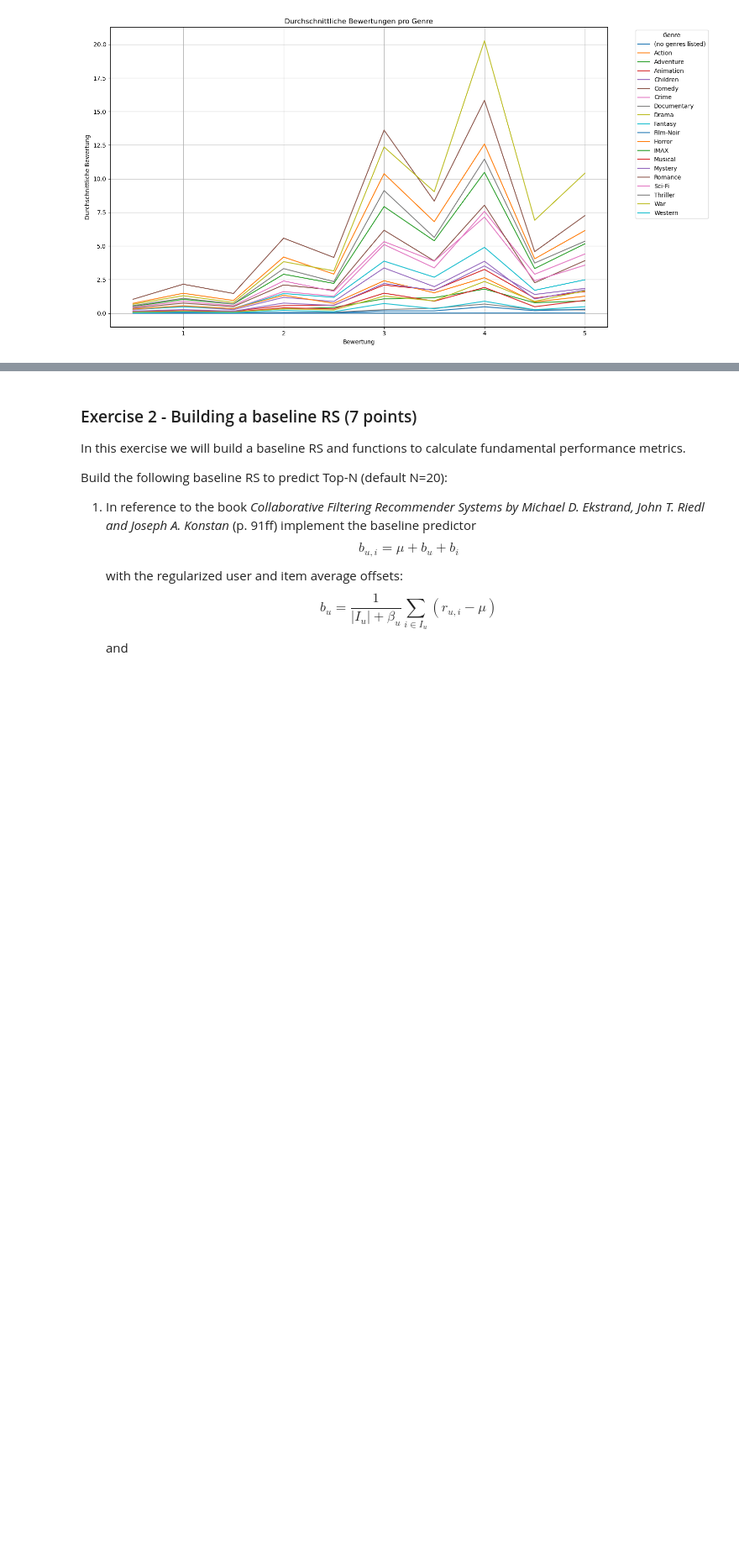
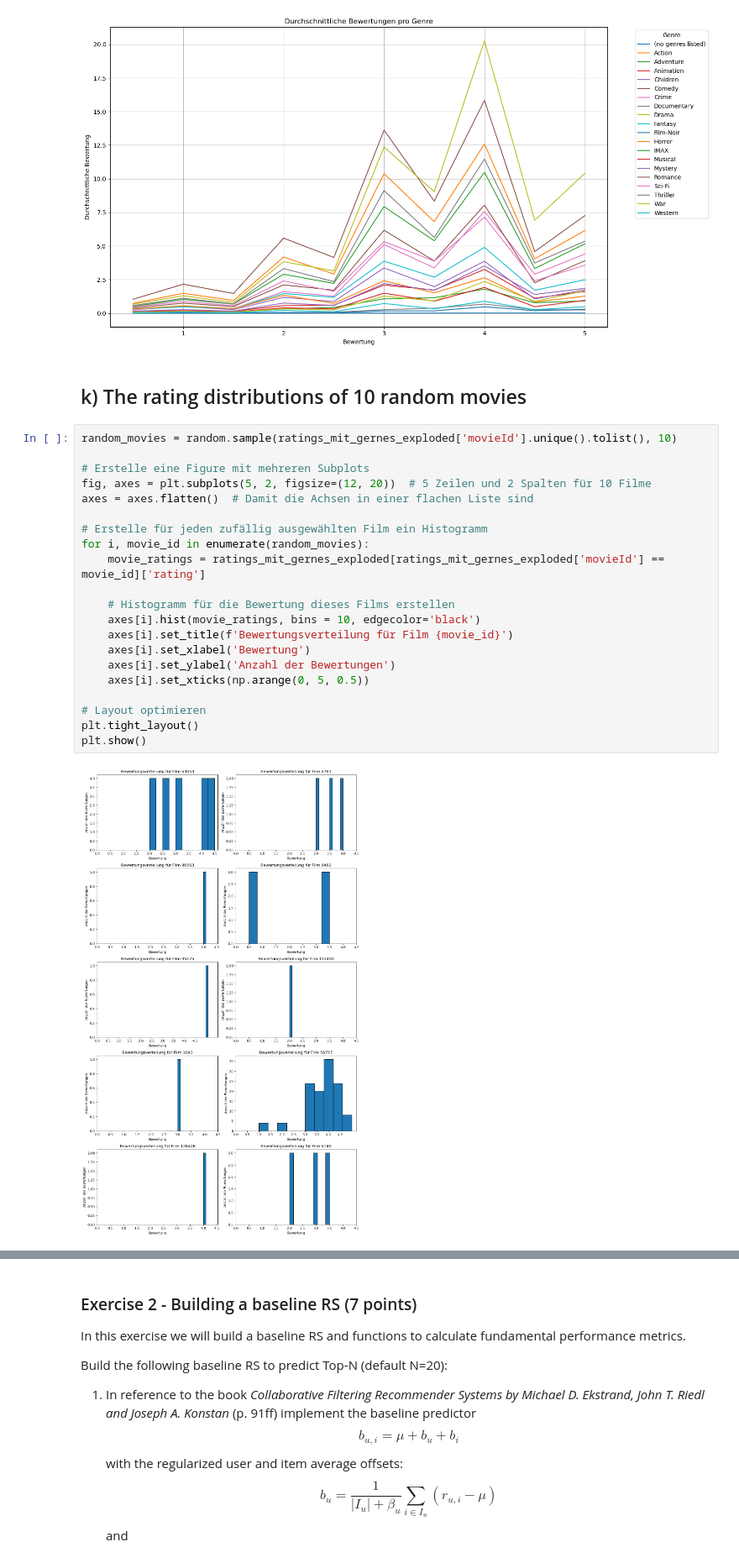
Before and after one commit to Tschoppsilas/RSY, a Jupyter notebook: RSY_MiniChallenge_FS25.ipynb, the cells around one changed output, grey strips where cells are left out. Shown at 84% size. Drawn from its saved outputs; the diff is of its cells as text; blank space fills up the shorter version.

```diff
--- a/RSY_MiniChallenge_FS25.ipynb
+++ b/RSY_MiniChallenge_FS25.ipynb
@@ -465,3 +466,28 @@ plt.tight_layout()
 plt.show()
 # %% [output]
 [figure]
+# %% [markdown]
+## k) The rating distributions of 10 random movies
+# %%
+random_movies = random.sample(ratings_mit_gernes_exploded['movieId'].unique().tolist(), 10)
+
+# Erstelle eine Figure mit mehreren Subplots
+fig, axes = plt.subplots(5, 2, figsize=(12, 20))  # 5 Zeilen und 2 Spalten für 10 Filme
+axes = axes.flatten()  # Damit die Achsen in einer flachen Liste sind
+
+# Erstelle für jeden zufällig ausgewählten Film ein Histogramm
+for i, movie_id in enumerate(random_movies):
+    movie_ratings = ratings_mit_gernes_exploded[ratings_mit_gernes_exploded['movieId'] == movie_id]['rating']
+
+    # Histogramm für die Bewertung dieses Films erstellen
+    axes[i].hist(movie_ratings, bins = 10, edgecolor='black')
+    axes[i].set_title(f'Bewertungsverteilung für Film {movie_id}')
+    axes[i].set_xlabel('Bewertung')
+    axes[i].set_ylabel('Anzahl der Bewertungen')
+    axes[i].set_xticks(np.arange(0, 5, 0.5))
+
+# Layout optimieren
+plt.tight_layout()
+plt.show()
+# %% [output]
+[figure, added]
```
Also changed, not shown: parts of 4 cells of this notebook.
